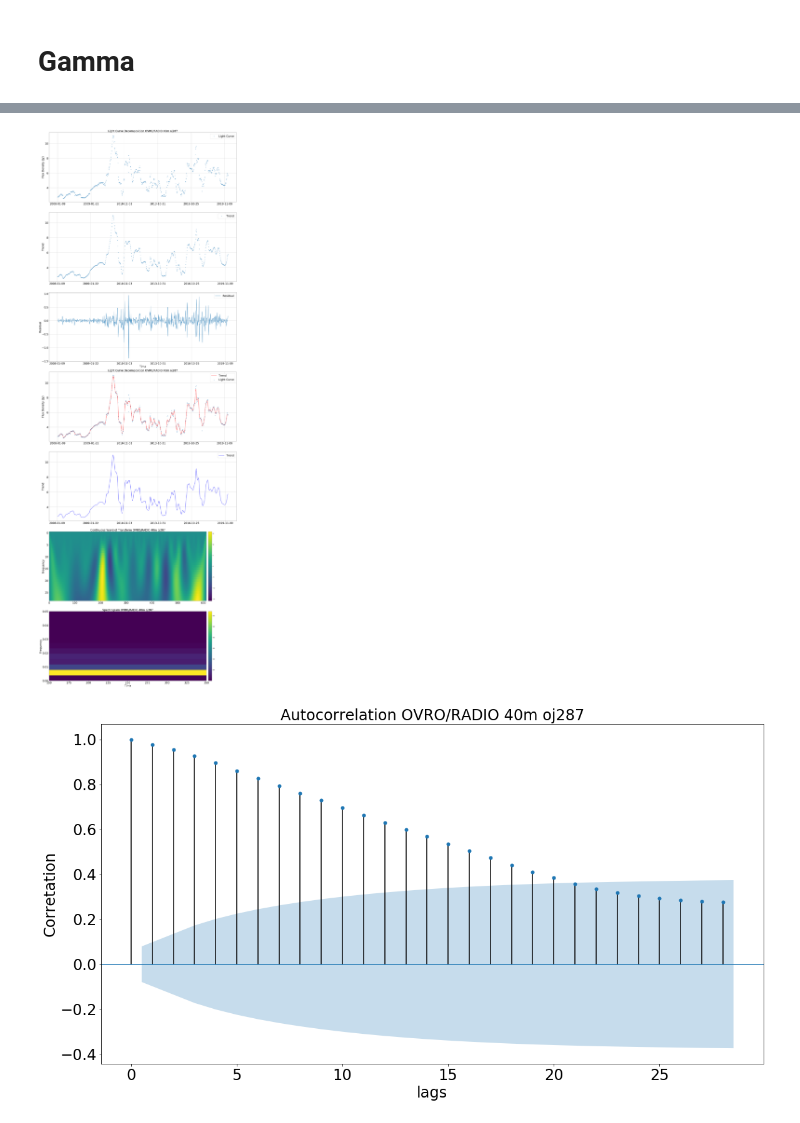
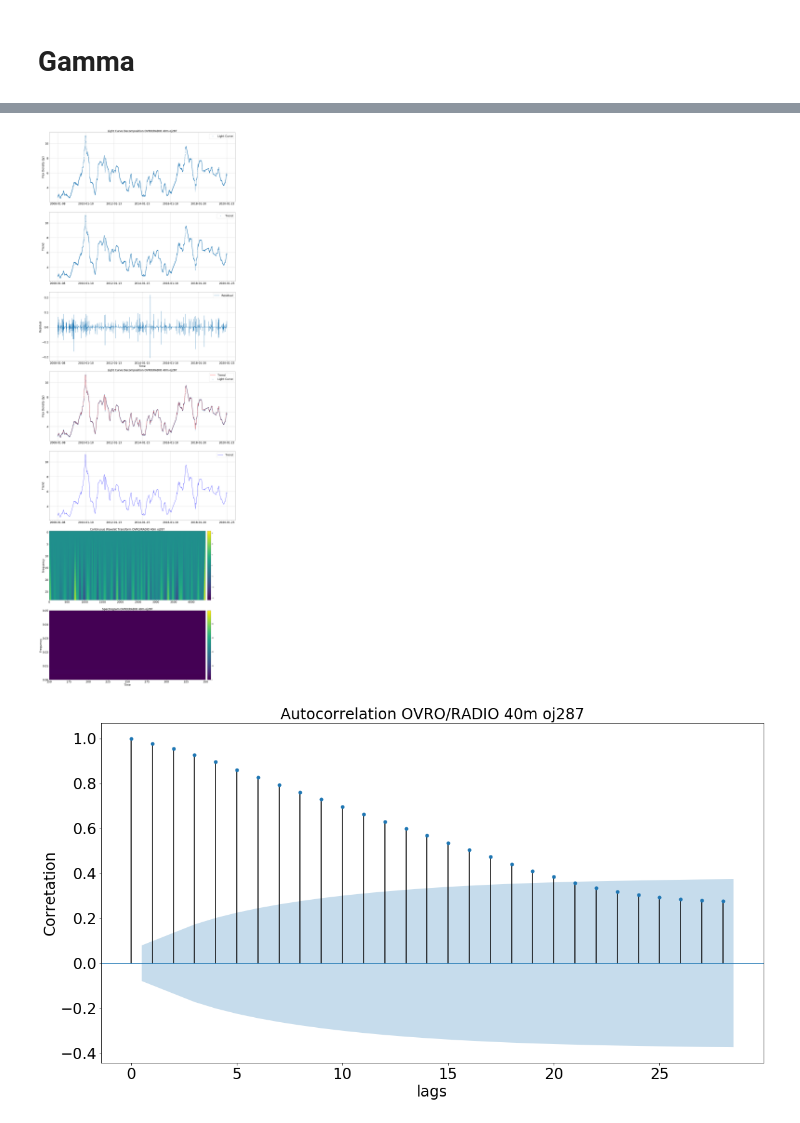
Before and after one commit to GuijonGustavo/oj287_lc, a Jupyter notebook: radio/ts/time-serie-analysis_radio.ipynb, the cells around one changed output, grey strips where cells are left out. Saved outputs shown, nothing was run; the diff lists cells and outputs as text; code cells hidden in the pictures.

Commit message:
version with timeseries interpolate in NaN

```diff
--- a/radio/ts/time-serie-analysis_radio.ipynb
+++ b/radio/ts/time-serie-analysis_radio.ipynb
@@ -17,4 +17,8 @@ freq="radio"
 labelleft= "Flux Density (Jy)"
 instr = " OVRO/RADIO 40m "
 #data = pd.read_table(path+"data/"+obj+".csv", sep=",", comment='#')
-data = pd.read_table("data/"+obj+"_"+freq+"_average.dat")
+#data = pd.read_table("data/"+obj+"_"+freq+"_average.dat")
+data = pd.read_table("data/"+obj+"_"+freq+"_final.dat")
+#data.dropna(inplace=True)
+pd.set_option('display.max_rows', None)
+data
@@ -48,2 +70,7 @@ date = data["date"]
 # %%
 data.sort_values(["date"], axis=0, ascending=True, inplace=True)
+#data.Flux.astype(float)
+data["Flux"] = pd.to_numeric(data["Flux"], downcast="float",errors='coerce')
+
+#data = data.fillna(value=0)
+data.dtypes
@@ -79,0 +107,2 @@ ax.text(0.8, 17.5, legenda_desv, fontsize=24)
+# %%
+data = data.interpolate(method='time')
@@ -109,13 +131,15 @@ trend = decomposition.trend
 seasonal = decomposition.seasonal
 residual = decomposition.resid
 
+#Plot ligthCurve
+
 plt.subplot(711)
 plt.tick_params(axis='both', which='major', labelsize=24)
 plt.title('Light Curve Decomposition'+instr+obj, fontsize=24)
 plt.scatter(data['date'], data['Flux'], label='Light Curve',marker='.')
 plt.legend(loc='best', fontsize=24)
 plt.ylabel(labelleft, fontsize=24)
-plt.xticks(np.arange(0, 613, step=120), fontsize=24)
+plt.xticks(np.arange(0, 4403, step=733), fontsize=24) #Numberlines, nnumberlines/6
 plt.grid()
 
 plt.subplot(712)
@@ -123,7 +147,7 @@ plt.tick_params(axis='both', which='major', labelsize=24)
 plt.ylabel('Trend', fontsize=24)
 plt.scatter(data['date'], trend, label='Trend', marker=".")
 plt.legend(loc='best', fontsize=24)
-plt.xticks(np.arange(0, 613, step=120), fontsize=24)
+plt.xticks(np.arange(0, 4403, step=733), fontsize=24)
 plt.grid()
 
 plt.subplot(713)
@@ -132,7 +156,7 @@ plt.ylabel('Residual', fontsize=24)
 plt.plot(data['date'],residual, label='Residual')
 plt.legend(loc='best', fontsize=24)
 plt.xlabel('Time', fontsize=24)
-plt.xticks(np.arange(0, 613, step=120), fontsize=24)
+plt.xticks(np.arange(0, 4403, step=733), fontsize=24)
 plt.grid()
 
 plt.subplot(714)
@@ -142,41 +166,41 @@ plt.title('Light Curve Decomposition'+instr+obj, fontsize=24)
 plt.scatter(data['date'], data['Flux'], label='Light Curve',marker='.')
 plt.plot(data['date'], trend, label='Trend', color="red")
 plt.legend(loc='best', fontsize=24)
-plt.xticks(np.arange(0, 613, step=120), fontsize=24)
+plt.xticks(np.arange(0, 4403, step=733), fontsize=24)
 plt.grid()
 
 plt.subplot(715)
 plt.tick_params(axis='both', which='major', labelsize=24)
 plt.ylabel('Trend', fontsize=24)
 plt.plot(data['date'], trend, label='Trend', color="blue")
 plt.legend(loc='best', fontsize=24)
-plt.xticks(np.arange(0, 613, step=120), fontsize=24)
+plt.xticks(np.arange(0, 4403, step=733), fontsize=24)
 plt.grid()
 
 plt.subplot(716)
 widths = np.arange(1,30)
 cwtmatr = signal.cwt(ts_EWM, signal.ricker, widths)
 plt.tick_params(axis='both', which='major', labelsize=24)
 plt.title('Continuous Wavelet Transform'+instr+obj, fontsize=24)
 plt.imshow(cwtmatr, aspect='auto', vmax=abs(cwtmatr).max(), vmin=-abs(cwtmatr).max())
 plt.colorbar(pad=0.01)
 plt.ylabel('Frequency', fontsize=24)
 
 plt.subplot(717)
 plt.tick_params(axis='both', which='major', labelsize=24)
 plt.title('Spectrogram'+instr+obj, fontsize=24)
 f, t, Sxx = signal.spectrogram(ts_EWM)
 plt.pcolormesh(t, f, Sxx)
 #plt.axis([t.min(), t.max(), f.min(),f.max()])
 plt.axis([150, 350, 0, 0.05])
 plt.colorbar(pad=0.01)
 plt.ylabel('Frequency', fontsize=24)
 plt.xlabel('Time', fontsize=24)
 
 plt.tight_layout()
 #plt.savefig("images/"+obj+"_"+freq+"_seasonal.png", format="png", dpi=300)
 # %% [output]
-[figure, old version]
+[figure, new version]
 # %%
 from statsmodels.tsa.stattools import acf, pacf
 from statsmodels.graphics.tsaplots import plot_acf, plot_pacf
```
Also changed, not shown: parts of 14 cells of this notebook, 1 other file.
